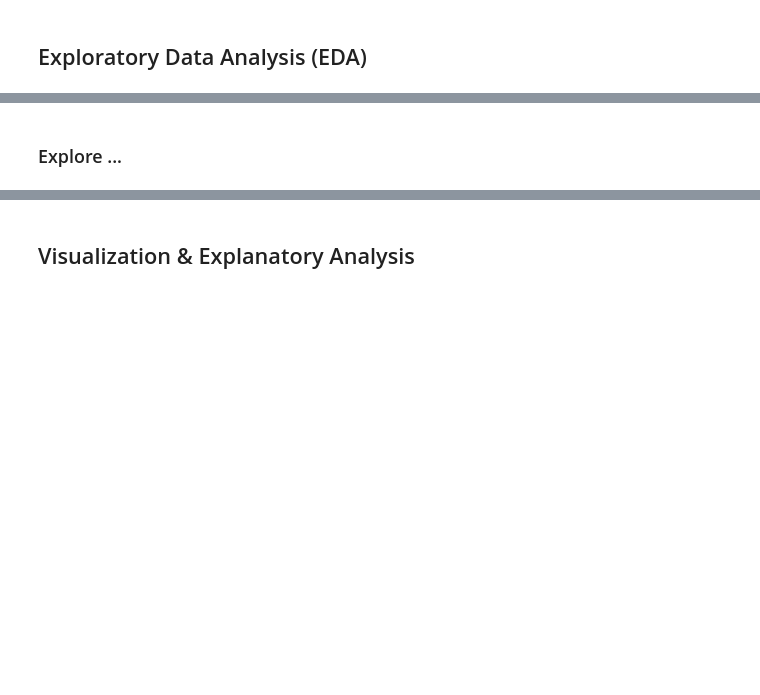
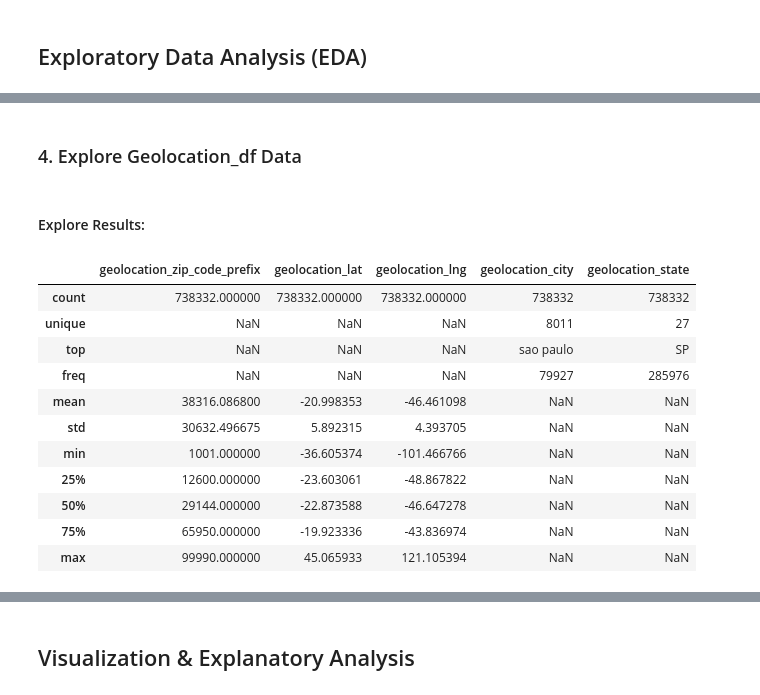
Before and after one commit to ArovaSyams/ecommerce-python-data-analysis, a Jupyter notebook: notebook.ipynb, the cells around one changed output, grey strips where cells are left out. Saved outputs shown, nothing was run; the diff lists cells and outputs as text; code cells hidden in the pictures; blank space fills up the shorter version.

```diff
--- a/notebook.ipynb
+++ b/notebook.ipynb
@@ -746,2 +931,20 @@ order_items_df["shipping_limit_date"] = pd.to_datetime(order_items_df["shipping_
+# %% [markdown]
+### 4. Explore Geolocation_df Data
 # %% [markdown]
-### Explore ...
+#### Explore Results:
+# %%
+# describe dataframe
+geolocation_df.describe(include="all")
+# %% [output]
+|  | geolocation_zip_code_prefix | geolocation_lat | geolocation_lng | geolocation_city | geolocation_state |
+| count | 738332.000000 | 738332.000000 | 738332.000000 | 738332 | 738332 |
+| unique | NaN | NaN | NaN | 8011 | 27 |
+| top | NaN | NaN | NaN | sao paulo | SP |
+| freq | NaN | NaN | NaN | 79927 | 285976 |
+| mean | 38316.086800 | -20.998353 | -46.461098 | NaN | NaN |
+| std | 30632.496675 | 5.892315 | 4.393705 | NaN | NaN |
+| min | 1001.000000 | -36.605374 | -101.466766 | NaN | NaN |
+| 25% | 12600.000000 | -23.603061 | -48.867822 | NaN | NaN |
+| 50% | 29144.000000 | -22.873588 | -46.647278 | NaN | NaN |
+| 75% | 65950.000000 | -19.923336 | -43.836974 | NaN | NaN |
+| max | 99990.000000 | 45.065933 | 121.105394 | NaN | NaN |
```
Also changed, not shown: parts of 19 cells of this notebook.
